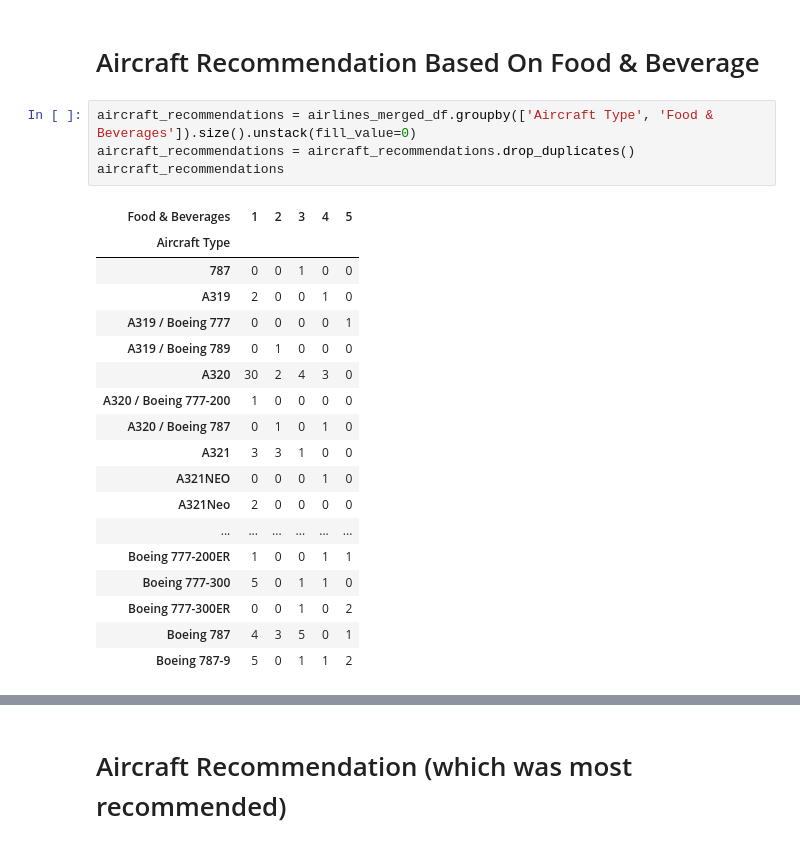
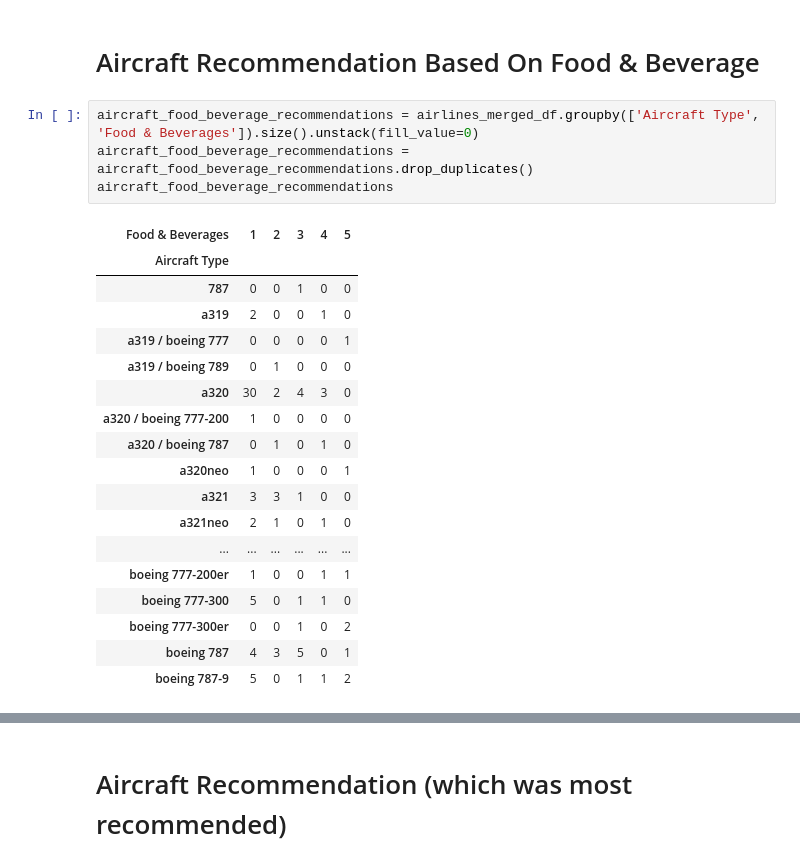
Before and after one commit to chonyeagoro/Project_3_Data_Engineering, a Jupyter notebook: Project_3_data_engineering.ipynb, the cells around one changed output, grey strips where cells are left out. Cells and saved outputs as stored; diff of their text form.

```diff
--- a/Project_3_data_engineering.ipynb
+++ b/Project_3_data_engineering.ipynb
@@ -315,25 +315,25 @@ plt.show()
 # %% [markdown]
 # Aircraft Recommendation Based On Food & Beverage
 # %%
-aircraft_recommendations = airlines_merged_df.groupby(['Aircraft Type', 'Food & Beverages']).size().unstack(fill_value=0)
-aircraft_recommendations = aircraft_recommendations.drop_duplicates()
-aircraft_recommendations
+aircraft_food_beverage_recommendations = airlines_merged_df.groupby(['Aircraft Type', 'Food & Beverages']).size().unstack(fill_value=0)
+aircraft_food_beverage_recommendations = aircraft_food_beverage_recommendations.drop_duplicates()
+aircraft_food_beverage_recommendations
 # %% [output]
 | Food & Beverages | 1 | 2 | 3 | 4 | 5 |
 | Aircraft Type |  |  |  |  |  |
 | 787 | 0 | 0 | 1 | 0 | 0 |
-| A319 | 2 | 0 | 0 | 1 | 0 |
-| A319 / Boeing 777 | 0 | 0 | 0 | 0 | 1 |
-| A319 / Boeing 789 | 0 | 1 | 0 | 0 | 0 |
-| A320 | 30 | 2 | 4 | 3 | 0 |
-| A320 / Boeing 777-200 | 1 | 0 | 0 | 0 | 0 |
-| A320 / Boeing 787 | 0 | 1 | 0 | 1 | 0 |
-| A321 | 3 | 3 | 1 | 0 | 0 |
-| A321NEO | 0 | 0 | 0 | 1 | 0 |
-| A321Neo | 2 | 0 | 0 | 0 | 0 |
+| a319 | 2 | 0 | 0 | 1 | 0 |
+| a319 / boeing 777 | 0 | 0 | 0 | 0 | 1 |
+| a319 / boeing 789 | 0 | 1 | 0 | 0 | 0 |
+| a320 | 30 | 2 | 4 | 3 | 0 |
+| a320 / boeing 777-200 | 1 | 0 | 0 | 0 | 0 |
+| a320 / boeing 787 | 0 | 1 | 0 | 1 | 0 |
+| a320neo | 1 | 0 | 0 | 0 | 1 |
+| a321 | 3 | 3 | 1 | 0 | 0 |
+| a321neo | 2 | 1 | 0 | 1 | 0 |
 | ... | ... | ... | ... | ... | ... |
-| Boeing 777-200ER | 1 | 0 | 0 | 1 | 1 |
-| Boeing 777-300 | 5 | 0 | 1 | 1 | 0 |
-| Boeing 777-300ER | 0 | 0 | 1 | 0 | 2 |
-| Boeing 787 | 4 | 3 | 5 | 0 | 1 |
-| Boeing 787-9 | 5 | 0 | 1 | 1 | 2 |
+| boeing 777-200er | 1 | 0 | 0 | 1 | 1 |
+| boeing 777-300 | 5 | 0 | 1 | 1 | 0 |
+| boeing 777-300er | 0 | 0 | 1 | 0 | 2 |
+| boeing 787 | 4 | 3 | 5 | 0 | 1 |
+| boeing 787-9 | 5 | 0 | 1 | 1 | 2 |
```
Also changed, not shown: parts of 6 cells of this notebook.
